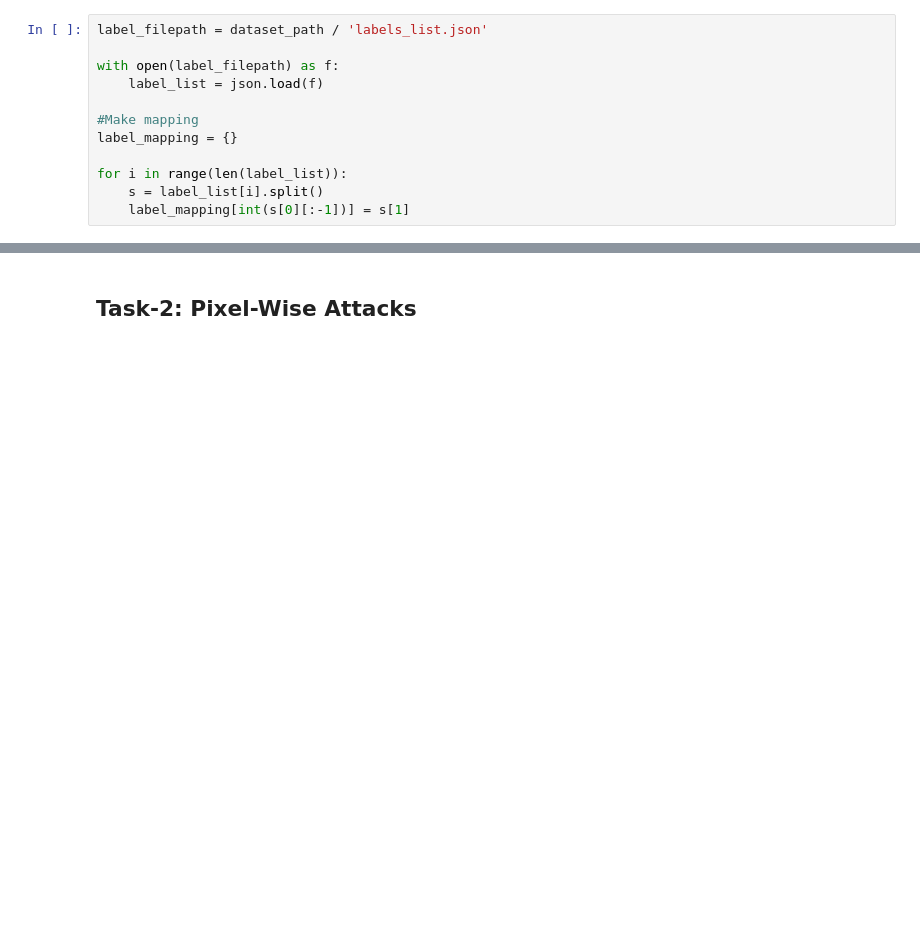
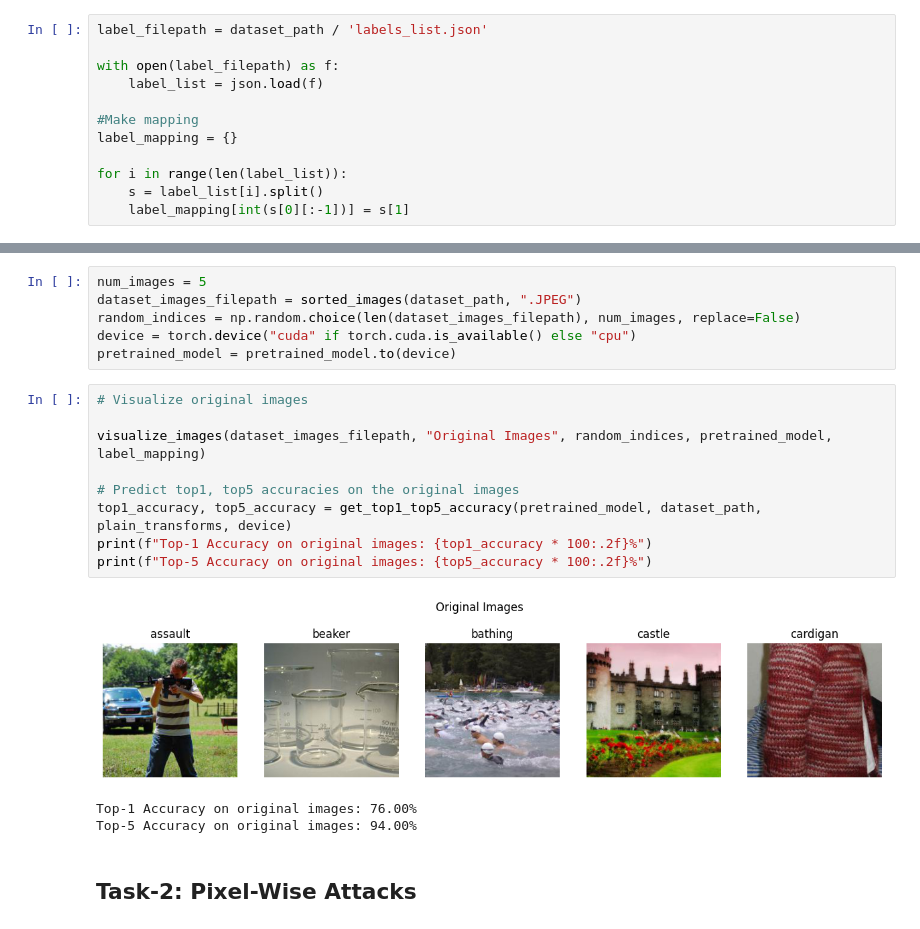
Before and after one commit to HarshaMupparaju/jail-breaking-deep-models, a Jupyter notebook: notebook.ipynb, the cells around one changed output, grey strips where cells are left out. Drawn from its saved outputs; the diff is of its cells as text; blank space fills up the shorter version.

```diff
--- a/notebook.ipynb
+++ b/notebook.ipynb
@@ -141,3 +201,22 @@ Top-5 Accuracy on Oriignal Images: 94.00%
+# %%
+num_images = 5
+dataset_images_filepath = sorted_images(dataset_path, ".JPEG")
+random_indices = np.random.choice(len(dataset_images_filepath), num_images, replace=False)
+device = torch.device("cuda" if torch.cuda.is_available() else "cpu")
+pretrained_model = pretrained_model.to(device)
+# %%
+# Visualize original images
+
+visualize_images(dataset_images_filepath, "Original Images", random_indices, pretrained_model, label_mapping)
+
+# Predict top1, top5 accuracies on the original images
+top1_accuracy, top5_accuracy = get_top1_top5_accuracy(pretrained_model, dataset_path, plain_transforms, device)
+print(f"Top-1 Accuracy on original images: {top1_accuracy * 100:.2f}%")
+print(f"Top-5 Accuracy on original images: {top5_accuracy * 100:.2f}%")
+# %% [output]
+[figure, added]
+Top-1 Accuracy on original images: 76.00%
+Top-5 Accuracy on original images: 94.00%
 # %% [markdown]
 ## Task-2: Pixel-Wise Attacks
 # %%
```
Also changed, not shown: parts of 13 cells of this notebook.
